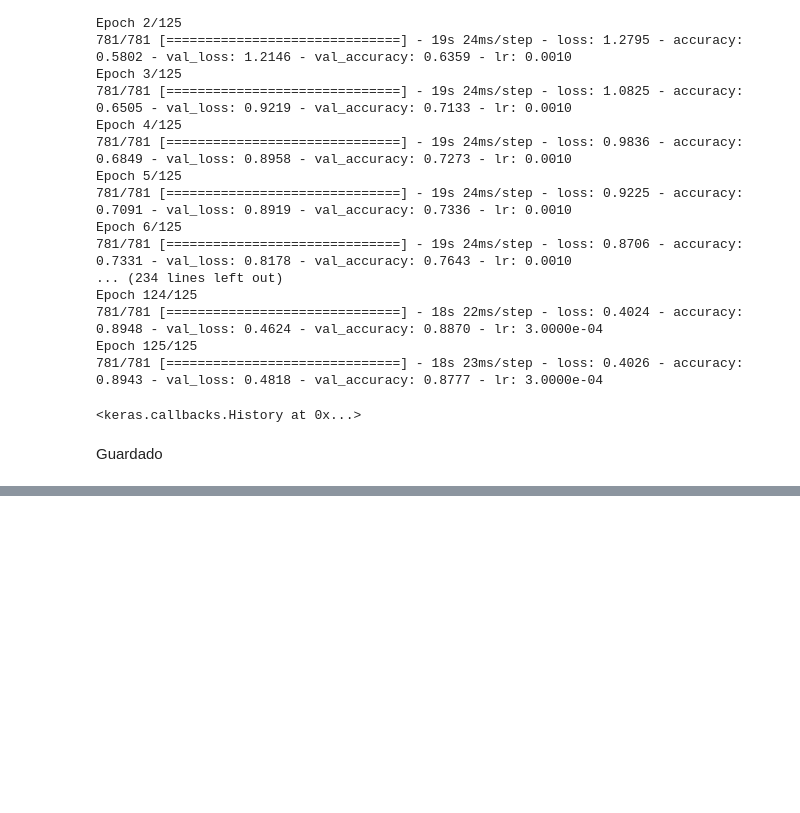
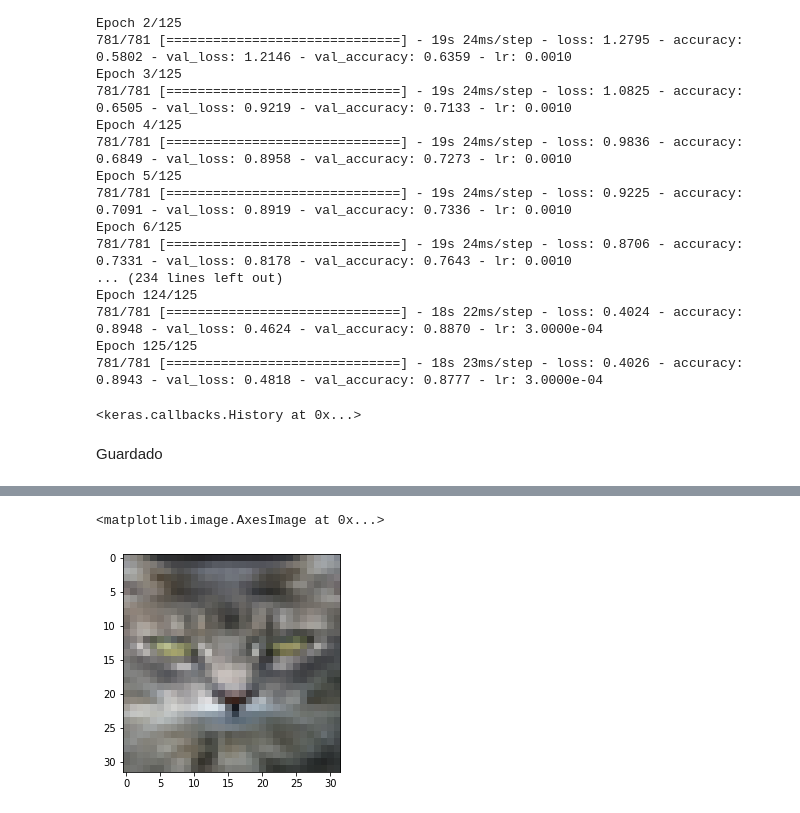
Before and after one commit to TFG-FcoJavier/TFG, a Jupyter notebook: clasificacion y explicabilidad.ipynb, the cells around one changed output, grey strips where cells are left out. Cells and saved outputs as stored; diff of their text form; code cells hidden in the pictures; blank space fills up the shorter version.

```diff
--- a/clasificacion y explicabilidad.ipynb
+++ b/clasificacion y explicabilidad.ipynb
@@ -259,0 +326,2 @@ model.save(_raiz+"\\"+model_name+"/Modelos\\clasifier.h5")
+# %%
+latente=unpickle("Data\CIFAR10EspacioLatente")   # (coordenada, etiqueta, indice)
@@ -259,0 +350,8 @@ model.save(_raiz+"\\"+model_name+"/Modelos\\clasifier.h5")
+# %%
+distances=[]
+for t in latente:
+    c = t[0]
+    dist= np.subtract(coord, c)
+    dist = sum(abs(n) for n in dist)    # Distancia de Manhatan
+    d = (dist, t[1], t[2])
+    distances.append(d)
@@ -259,0 +362,2 @@ model.save(_raiz+"\\"+model_name+"/Modelos\\clasifier.h5")
+# %%
+distances.sort(key=lambda tup: tup[0])
@@ -259,0 +385,5 @@ model.save(_raiz+"\\"+model_name+"/Modelos\\clasifier.h5")
+# %%
+plt.imshow(X_train["data"][closest_label])
+# %% [output]
+<matplotlib.image.AxesImage at 0x...>
+[figure, added]
```
Also changed, not shown: parts of 17 cells of this notebook, 1 other file.
